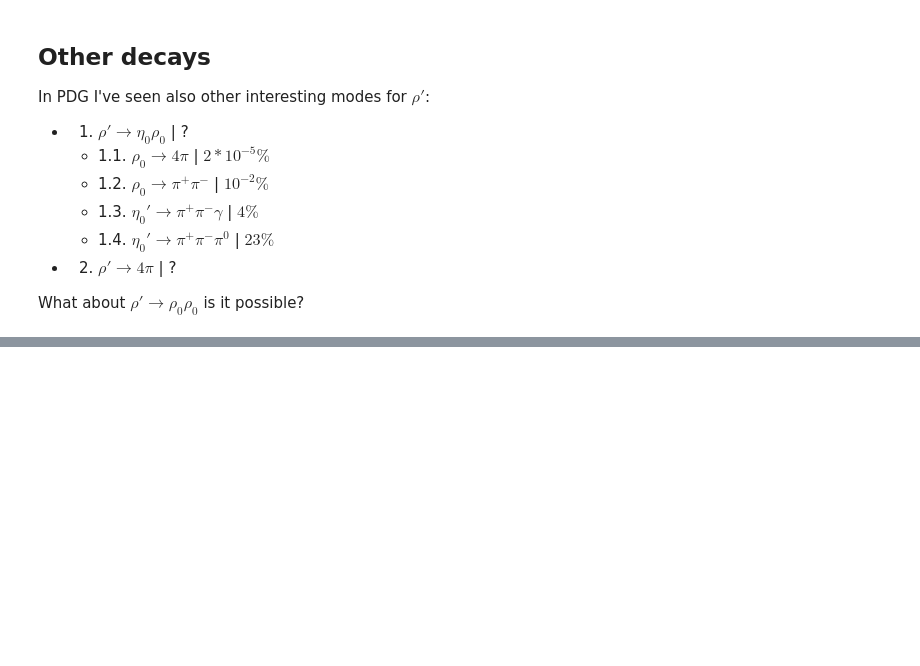
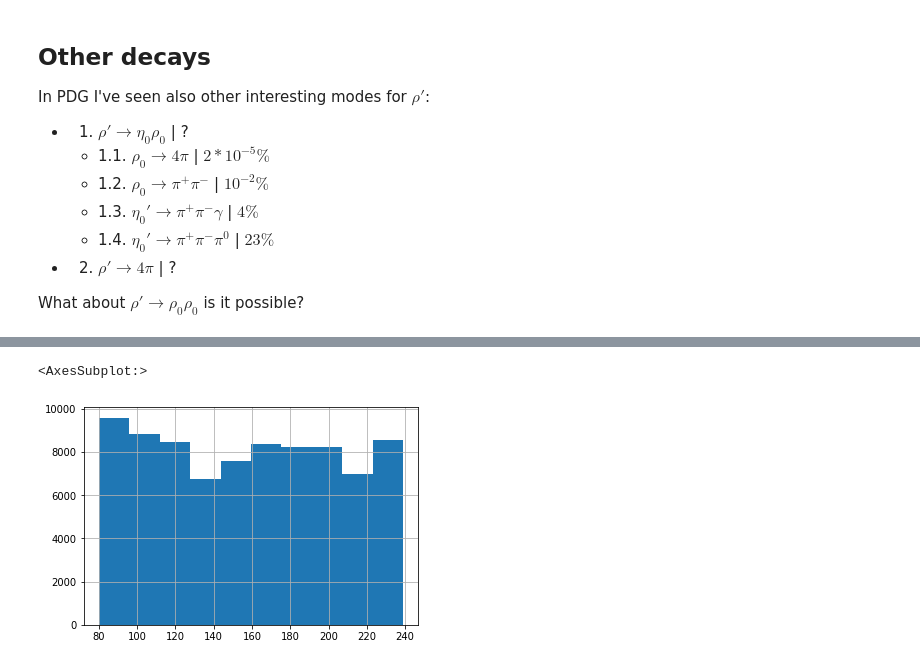
Before and after one commit to bdrum/cern-physics, a Jupyter notebook: notebooks/4TracksAnalysis.ipynb, the cells around one changed output, grey strips where cells are left out. Saved outputs shown, nothing was run; the diff lists cells and outputs as text; code cells hidden in the pictures; blank space fills up the shorter version.

```diff
--- a/notebooks/4TracksAnalysis.ipynb
+++ b/notebooks/4TracksAnalysis.ipynb
@@ -468,0 +522,5 @@ What about $\rho' \rightarrow \rho_0 \rho_0$ is it possible?
+# %%
+track_modules.reset_index().T_ITSModuleOuter[track_modules.reset_index().T_ITSModuleOuter >= 0].hist()
+# %% [output]
+<AxesSubplot:>
+[figure, added]
```
Also changed, not shown: parts of 18 cells of this notebook, 5 other files.
